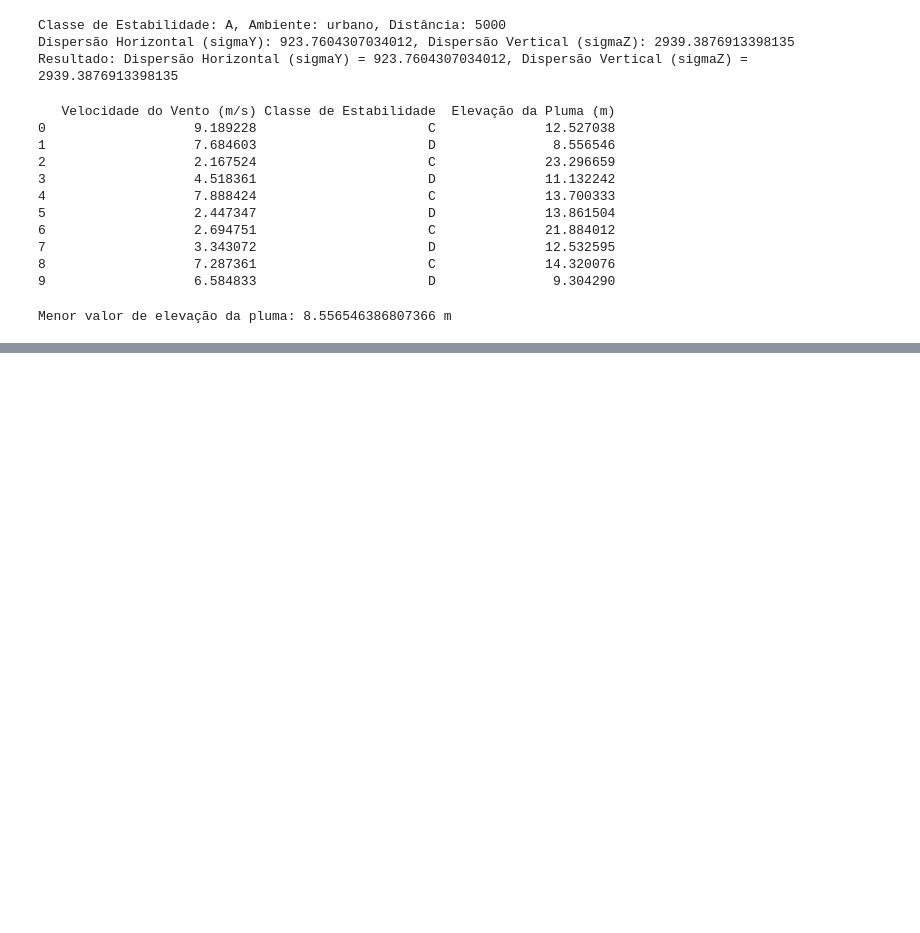
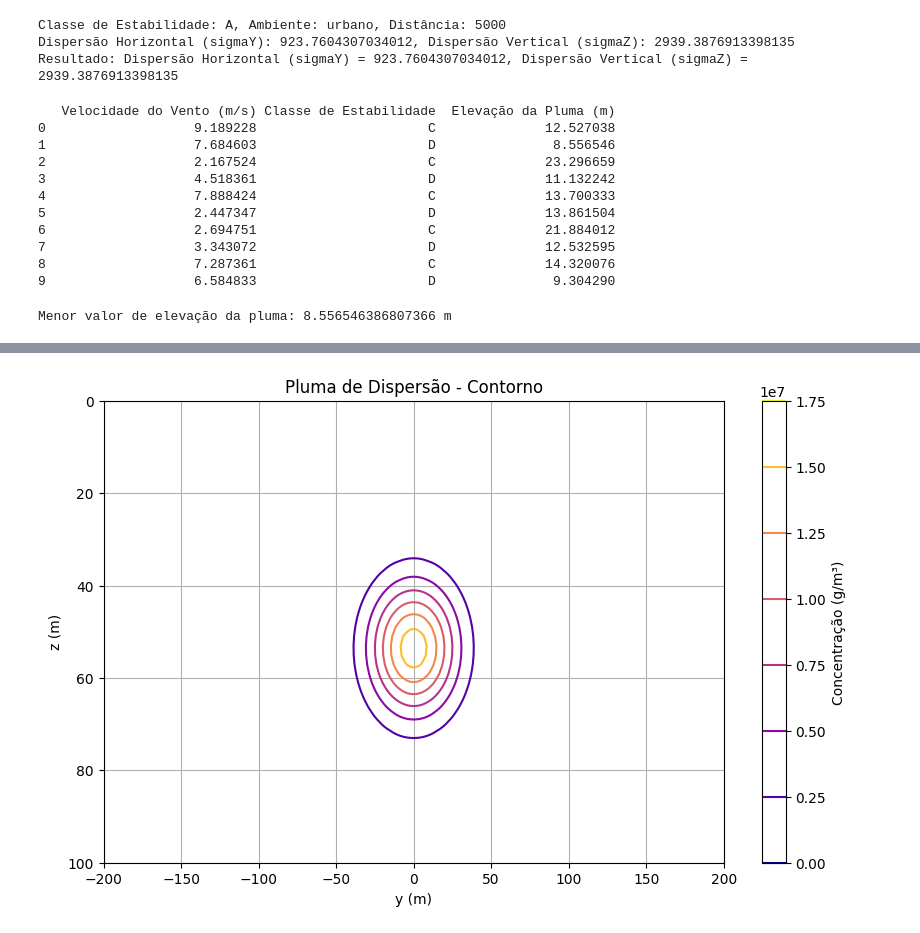
Before and after one commit to martinscica/ENS5173, a Jupyter notebook: Atv03_Pt01.ipynb, the cells around one changed output, grey strips where cells are left out. Drawn from its saved outputs; the diff is of its cells as text; code cells hidden in the pictures; blank space fills up the shorter version.

```diff
--- a/Atv03_Pt01.ipynb
+++ b/Atv03_Pt01.ipynb
@@ -401,0 +402,33 @@ A pluma subiu
+# %%
+import matplotlib.pyplot as plt
+import numpy as np
+
+# Definição dos parâmetros
+H = dados['Elevação da Pluma (m)'].min() + 45  # Menor elevação da pluma + altura da chaminé
+qs = 103008.05  # g/s (exemplo de taxa de emissão de PM-10)
+u = 5  # m/s (velocidade do vento)
+y = 0  # Posição na direção do vento
+z = 1.5  # Altura do nariz
+
+# Dados gerados
+y = np.linspace(-200, 200, 1000)  # Coordenada y (m)
+z = np.linspace(0, 100, 50)  # Coordenada z (m)
+
+# Calculando a concentração para cada par de coordenadas (y, z)
+Y, Z = np.meshgrid(y, z)
+sigmaY = 20  # Valor de exemplo para sigmaY
+sigmaZ = 10  # Valor de exemplo para sigmaZ
+conc = modeloGaussiano(qs, sigmaY, sigmaZ, u, Y, Z, H)
+
+# Plotando o gráfico de contorno da pluma de dispersão
+plt.figure(figsize=(10, 6))
+contours = plt.contour(Y, Z, conc, cmap='plasma')
+plt.colorbar(contours, label='Concentração (g/m³)')
+plt.title('Pluma de Dispersão - Contorno')
+plt.xlabel('y (m)')
+plt.ylabel('z (m)')
+plt.grid(True)
+plt.gca().invert_yaxis()
+plt.show()
+# %% [output]
+[figure, added]
```
Also changed, not shown: parts of 2 cells of this notebook.
